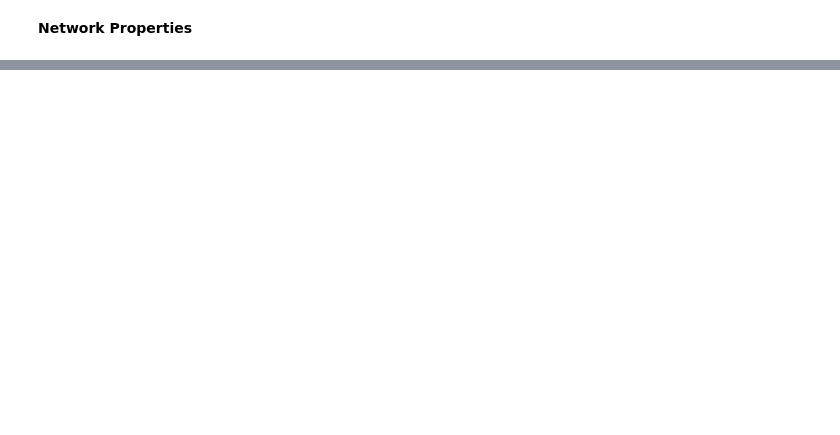
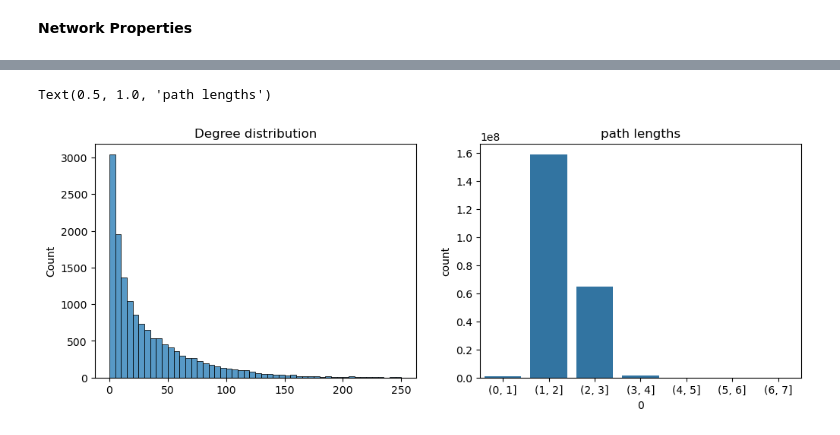
Before and after one commit to ViHoller/regulomeClustering, a Jupyter notebook: regulome_network_stats.ipynb, the cells around one changed output, grey strips where cells are left out. Drawn from its saved outputs; the diff is of its cells as text; code cells hidden in the pictures; blank space fills up the shorter version.

```diff
--- a/regulome_network_stats.ipynb
+++ b/regulome_network_stats.ipynb
@@ -10,7 +11,10 @@ import itertools
 # %%
 # import edge list ---- USE CYTOSCAPE TO VISUALIZE OR GRAPHISTRY
-regulome_network = pd.read_csv("./files/humanRegulomeNetwork", delimiter="\t")
-regulome_network_edges = regulome_network[['0:ProteinA', '1:ProteinB', '5:PPV', '18:LLR_GRG']]
+# regulome_network = pd.read_csv("./files/humanRegulomeNetwork", delimiter="\t")
+# regulome_network_edges = regulome_network[['0:ProteinA', '1:ProteinB', '5:PPV', '18:LLR_GRG']]
+# # regulome_network_edges.to_pickle(path='./files/human_regulome_filtered.gz', compression='infer')
+# del regulome_network
+regulome_network_edges = pd.read_pickle(filepath_or_buffer='./files/human_regulome_filtered.gz', compression='infer')
 
 # Create network objeect in iGraph
 regulome_network_graph = ig.Graph.DataFrame(regulome_network_edges, directed=True, use_vids = False)
@@ -24,15 +39,9 @@ non_TF_targets = targets - TFs
 degree_distr = regulome_network_graph.degree(mode='all', loops=False)
 
 avglocal_clusteringcoeff = regulome_network_graph.transitivity_avglocal_undirected(mode='zero', weights='5:PPV') # Ask which mode to use - nan or zero?
-global_cluseringcoeff = regulome_network_graph.transitivity_undirected(mode='nan')
+global_clusteringcoeff = regulome_network_graph.transitivity_undirected(mode='nan')
 
-# path_lengths = regulome_network_graph.distances(source=None, target=None, weights='5:PPV', mode='all', algorithm='Djikstra')
-# path_lengths = list(itertools.chain.from_iterable(path_lengths)).remove(0.0)
-# with open('./files/path_lengths.pkl', 'wb') as lengths_file:
-#     pickle.dump(path_lengths, lengths_file)
-
-with open('./files/path_lengths.pkl', 'rb') as lengths_file:
-    path_lengths = pickle.load(lengths_file )
+path_lengths_df = pd.read_pickle(filepath_or_buffer='./files/path_lengths.gz', compression='infer')
 # %%
 print(f"Number of TFs: {len(TFs)}")
 print(f"Number of targets: {len(targets)}")
@@ -68,3 +85,15 @@ sns.histplot(path_lengths,
+# %%
+fig, axes = subplots(1,2, figsize=(12,4))
+sns.histplot(degree_distr, binwidth=5,
+            binrange=(0,250),
+            ax=axes[0]).set_title("Degree distribution") # power distribution
+
+path_length_bins = pd.cut(path_lengths_df[0], bins=range(0,8)).value_counts()
+sns.barplot(path_length_bins,
+             ax=axes[1]).set_title("path lengths")
+# %% [output]
+Text(0.5, 1.0, 'path lengths')
+[figure, added]
 # %%
 # visualize small portion of network for protein P20226
 
```
Also changed, not shown: parts of 3 cells of this notebook, 1 other file.
